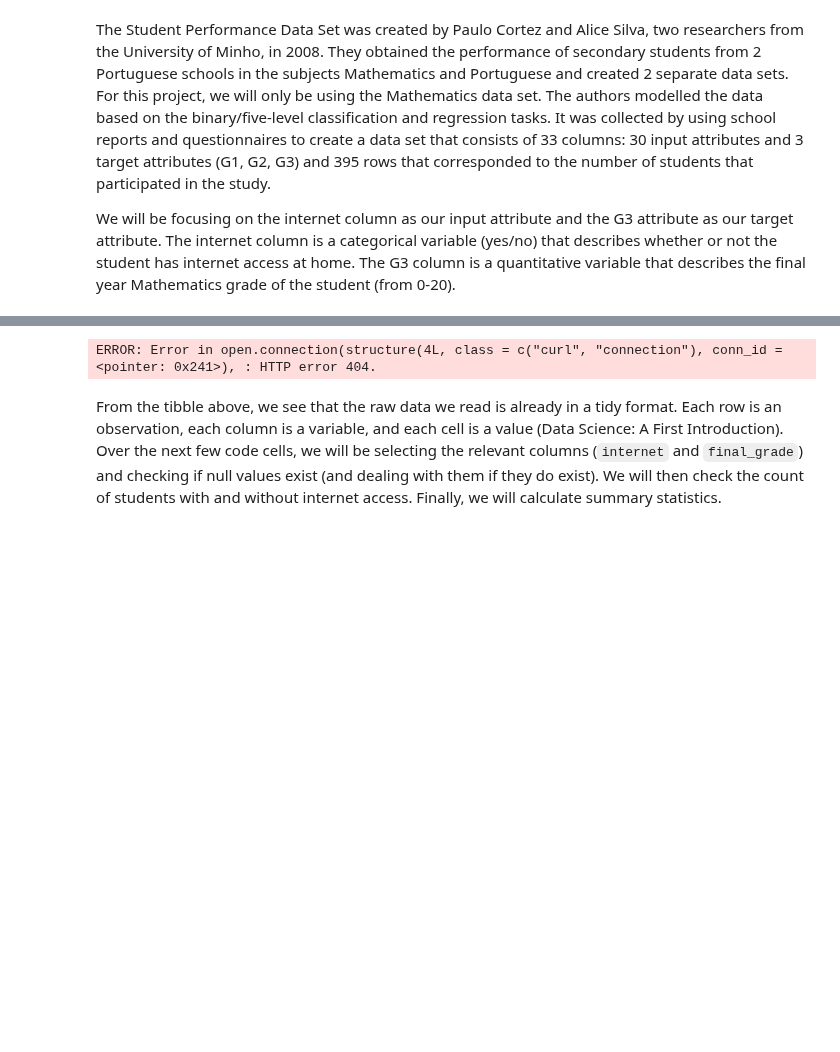
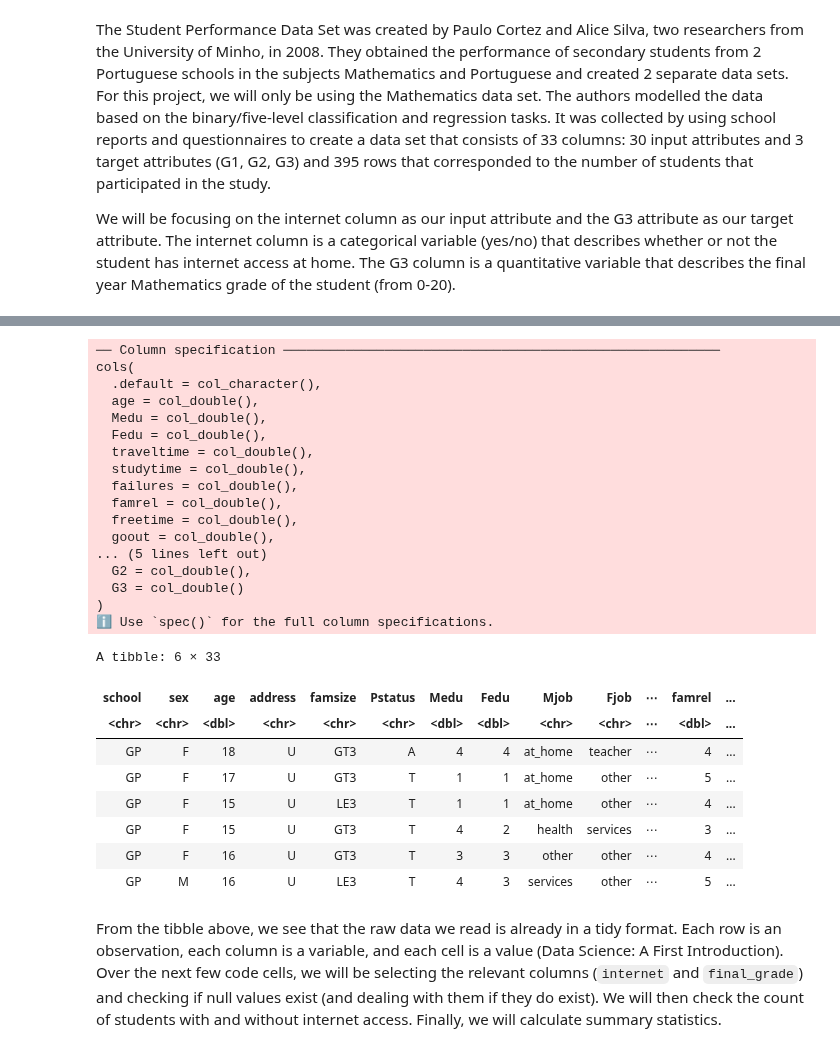
Before and after one commit to jjadeb/stat-201-project, a Jupyter notebook: src/proposal.ipynb, the cells around one changed output, grey strips where cells are left out. Drawn from its saved outputs; the diff is of its cells as text; code cells hidden in the pictures; blank space fills up the shorter version.

Commit message:
changed data url as token is no longer required

```diff
--- a/src/proposal.ipynb
+++ b/src/proposal.ipynb
@@ -39,10 +44,35 @@ ERROR: Error in library(cowplot): there is no package called ‘cowplot’
 # %%
 # Reading the data from our GitHub repository
-url <- "https://raw.githubusercontent.com/PrayusShrestha/stat-201-project/main/data/student-mat.csv?token=GHSAT0AAAAAABSCG3I3VNY553O7M4RWAIYUYRJGLSQ"
+url <- "https://raw.githubusercontent.com/PrayusShrestha/stat-201-project/main/data/student-mat.csv"
 raw_data <- read_delim(url, delim = ";")
 head(raw_data)
 # %% [output]
-ERROR: Error in open.connection(structure(4L, class = c("curl", "connection"), conn_id = <pointer: 0x241>), : HTTP error 404.
+── Column specification ────────────────────────────────────────────────────────
+cols(
+  .default = col_character(),
+  age = col_double(),
+  Medu = col_double(),
+  Fedu = col_double(),
+  traveltime = col_double(),
+  studytime = col_double(),
+  failures = col_double(),
+  famrel = col_double(),
+  freetime = col_double(),
+  goout = col_double(),
+... (5 lines left out)
+  G2 = col_double(),
+  G3 = col_double()
+)
+ℹ Use `spec()` for the full column specifications.
+A tibble: 6 × 33
+| school | sex | age | address | famsize | Pstatus | Medu | Fedu | Mjob | Fjob | ⋯ | famrel | ... |
+| <chr> | <chr> | <dbl> | <chr> | <chr> | <chr> | <dbl> | <dbl> | <chr> | <chr> | ⋯ | <dbl> | ... |
+| GP | F | 18 | U | GT3 | A | 4 | 4 | at_home | teacher | ⋯ | 4 | ... |
+| GP | F | 17 | U | GT3 | T | 1 | 1 | at_home | other | ⋯ | 5 | ... |
+| GP | F | 15 | U | LE3 | T | 1 | 1 | at_home | other | ⋯ | 4 | ... |
+| GP | F | 15 | U | GT3 | T | 4 | 2 | health | services | ⋯ | 3 | ... |
+| GP | F | 16 | U | GT3 | T | 3 | 3 | other | other | ⋯ | 4 | ... |
+| GP | M | 16 | U | LE3 | T | 4 | 3 | services | other | ⋯ | 5 | ... |
 # %% [markdown]
 From the tibble above, we see that the raw data we read is already in a tidy format. Each row is an observation, each column is a variable, and each cell is a value (Data Science: A First Introduction). Over the next few code cells, we will be selecting the relevant columns (`internet` and `final_grade`) and checking if null values exist (and dealing with them if they do exist). We will then check the count of students with and without internet access. Finally, we will calculate summary statistics.
 # %%
```
Also changed, not shown: parts of 3 cells of this notebook.
